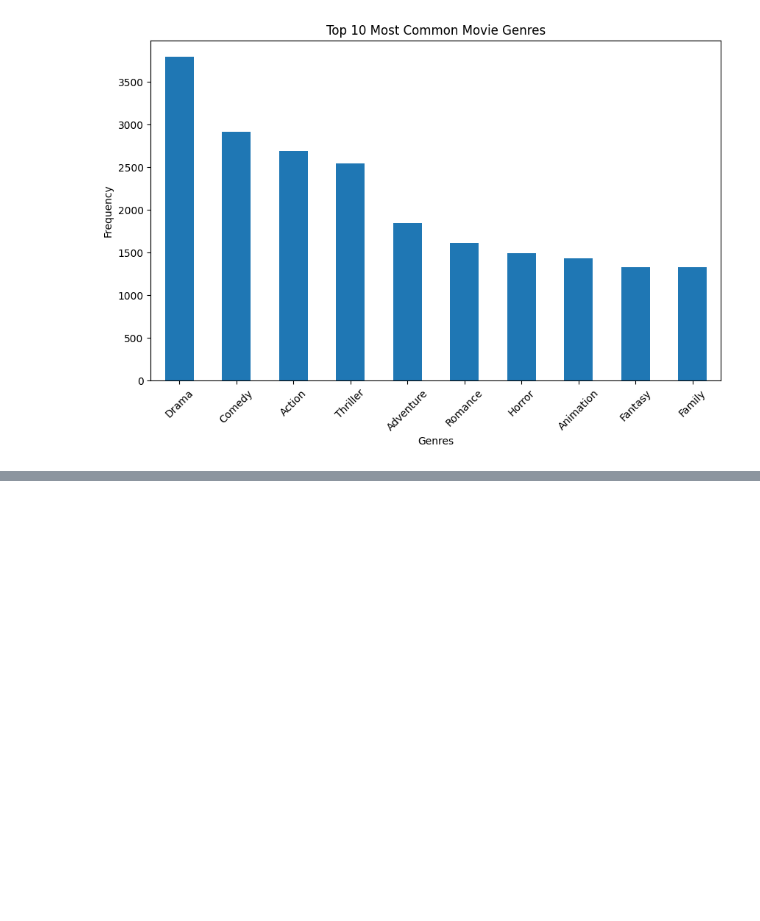
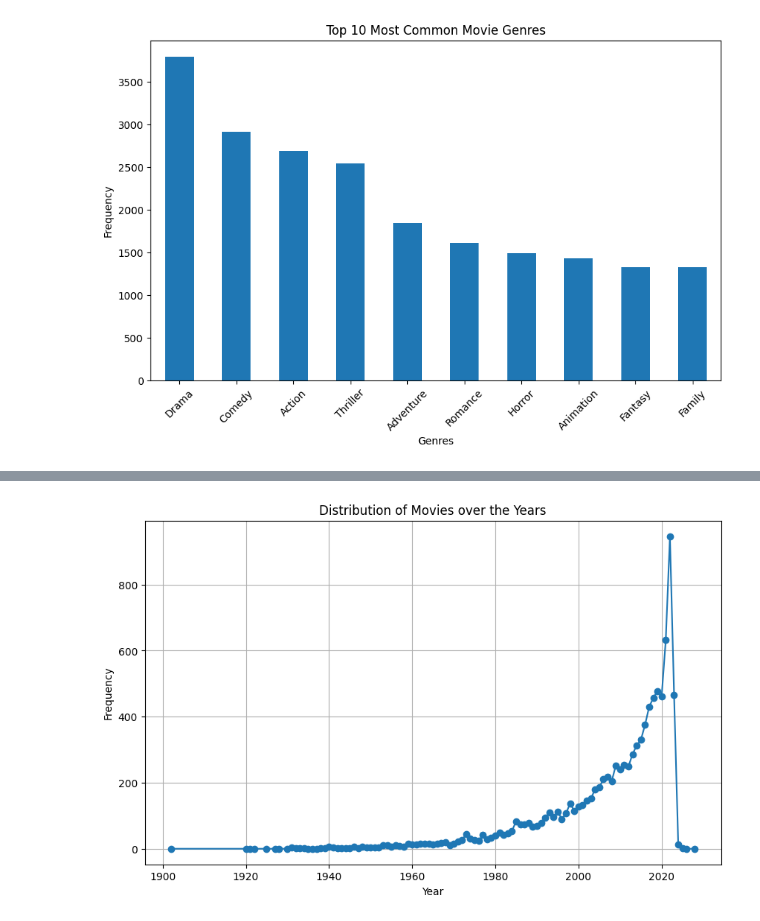
Before and after one commit to jul1998/Pandas-Python, a Jupyter notebook: top-10000-popular-movies-tmdb-data.ipynb, the cells around one changed output, grey strips where cells are left out. Saved outputs shown, nothing was run; the diff lists cells and outputs as text; code cells hidden in the pictures; blank space fills up the shorter version.

```diff
--- a/top-10000-popular-movies-tmdb-data.ipynb
+++ b/top-10000-popular-movies-tmdb-data.ipynb
@@ -348,0 +384,9 @@ plt.show()
+# %%
+# Convert the "release date" column to datetime format
+data["release_date"] = pd.to_datetime(data["release_date"])
+
+# Extract the year from the "release date" column
+data["year"] = data["release_date"].dt.year
+# %%
+year_counts  = data["year"].value_counts().sort_index()
+year_counts
@@ -348,0 +406,9 @@ plt.show()
+# %%
+year_counts.plot(kind='line', marker='o', figsize=(10, 6))
+plt.xlabel('Year')
+plt.ylabel('Frequency')
+plt.title('Distribution of Movies over the Years')
+plt.grid(True)
+plt.show()
+# %% [output]
+[figure, added]
```
Also changed, not shown: parts of 4 cells of this notebook.
